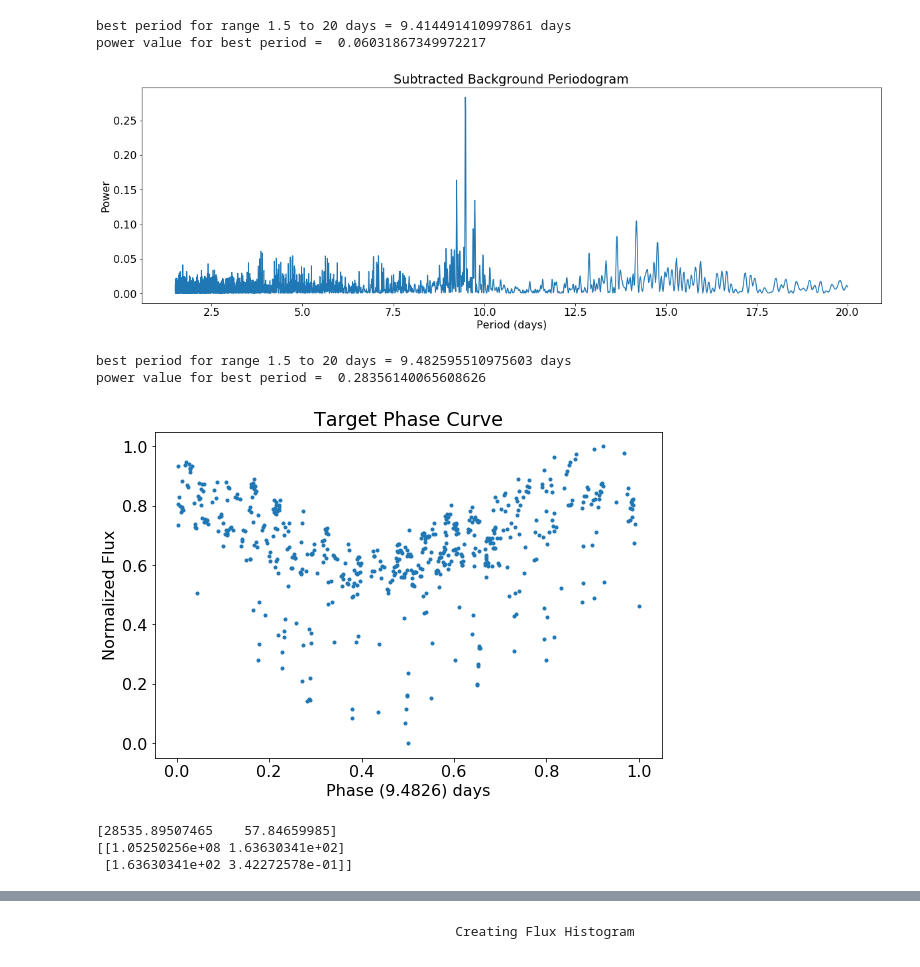
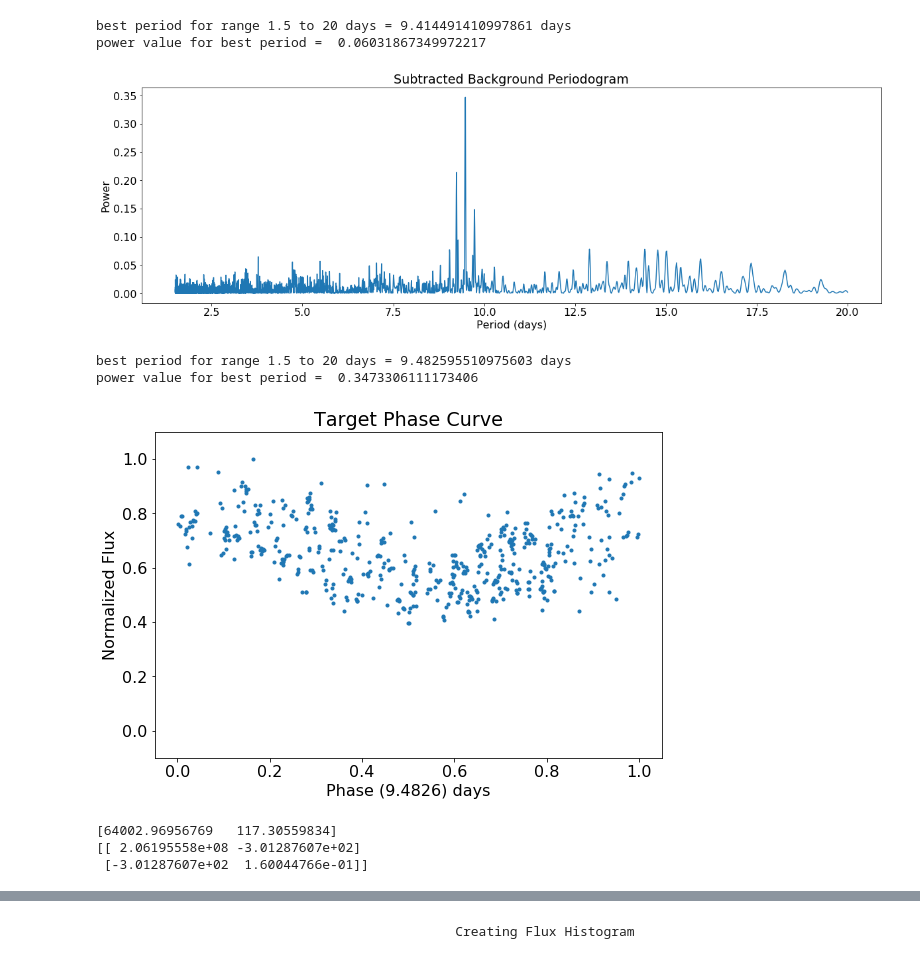
Before and after one commit to joshuapepper/kelt_halo, a Jupyter notebook: old fnAql.ipynb, the cells around one changed output, grey strips where cells are left out. Drawn from its saved outputs; the diff is of its cells as text; code cells hidden in the pictures.

```diff
--- a/old fnAql.ipynb
+++ b/old fnAql.ipynb
@@ -423,23 +400,31 @@ except NameError:
 try:
     chosen_comparison_star_circles
 except NameError:
-    chosen_comparison_stars_file=np.loadtxt(os.path.join(table_directory, "chosen_comp_stars.txt"),skiprows=1)
+    chosen_comparison_stars=np.loadtxt(os.path.join(table_directory, "chosen_comp_stars.txt"),skiprows=1)
     chosen_comparison_star_circles=[]
-    for i in range(len(chosen_comparison_stars_file)):
-        x = int(chosen_comparison_stars_file[i][1])
-        y = int(chosen_comparison_stars_file[i][2])
-        r = int(chosen_comparison_stars_file[i][3])
+    for i in range(len(chosen_comparison_stars)):
+        x = int(chosen_comparison_stars[i][1])
+        y = int(chosen_comparison_stars[i][2])
+        r = int(chosen_comparison_stars[i][3])
         chosen_comparison_star_circles.append([i, circle((x,y), r)])
+
+#adjust to only take chosen stars
 
 try:
     comp_star_tables
 except NameError:
     print('making list')
-    comp_star_tables=os.listdir(star_folder)
-    comp_star_tables= [os.path.join(star_folder, comp_star_tables[i]) for i in range(len(comp_star_tables))]
+    chosen_comparison_stars=np.loadtxt(os.path.join(table_directory, "chosen_comp_stars.txt"),skiprows=1)
+    all_comp_star_tables=os.listdir(star_folder)
+    all_comp_star_tables= [os.path.join(star_folder, all_comp_star_tables[i]) for i in range(len(all_comp_star_tables))]
     os.listdir(star_folder) #extract list of files
-    comp_star_tables.sort(key=len)
-    comp_star_tables.pop(0) #remove the first file, which is the main star
+    all_comp_star_tables.sort(key=len)
+    all_comp_star_tables.pop(0) #remove the first file, which is the main star
+    comp_star_tables=[]
+    for i in range(len(all_comp_star_tables)):
+        for j in range (len(num_stars_kept)):
+            if int(chosen_comparison_stars[i][0]) == j:
+                comp_star_tables.append(all_comp_star_tables[i])
 # %%
 #define placement of main star apreture on images
 
@@ -519,6 +504,11 @@ graphing_time= graphing_time[beginning_timestamp:end_timestamp]
 custom time frame? y/n: n
 0
 887
+# %%
+def normalizing(Array):
+    maxValue=max(Array)
+    minValue=min(Array)
+    return [(Array[i])/(maxValue) for i in range(0,len(Array))]
 # %%
 main_star_flux=[]
 main_time=[]
@@ -605,8 +596,7 @@ for i in range(len(comp_star_flux_table)):
     else:
         comp_star_flux.append(comp_star_flux_table[i][0]/comp_star_flux_table[i][1])
 
-normalized_comp_star_flux=[(comp_star_flux[i]-min(comp_star_flux))/(max(comp_star_flux)-min(comp_star_flux))
-                           for i in range(0,len(comp_star_flux))]
+normalized_comp_star_flux=normalizing(comp_star_flux)
 # %%
 # create comparison flux vs. time plot
 plt.xlabel('Time (JDT)')
@@ -643,8 +633,10 @@ plt.ylabel('Normalized Flux')
 
 final_flux = np.subtract(non_zero_main, non_zero_comp_fluxes)
 final_flux= final_flux[beginning_timestamp:end_timestamp]
-normalized_final_flux=(final_flux - min(final_flux))/(max(final_flux)-min(final_flux))
+normalized_final_flux=normalizing(final_flux)
 
 plt.plot(non_zero_times, normalized_final_flux, '.')
+axes=plt.gca()
+axes.set_ylim([-.1,1.1])
 plt.show()
 # %% [output]
@@ -699,23 +691,25 @@ plt.show()
 print("best period for range", low_period, "to", high_period, "days =", period, "days")
 print("power value for best period = ", max(power))
 # %% [output]
-[figure, old version]
+[figure, new version]
 best period for range 1.5 to 20 days = 9.482595510975603 days
-power value for best period =  0.28356140065608626
+power value for best period =  0.3473306111173406
 # %%
 # create target phase curve with flux vs. phase
 phase= phase[beginning_timestamp:end_timestamp]
 
 plt.subplot(121)
 
 plt.plot(phase, normalized_final_flux, '.')
 plt.title('Target Phase Curve')
 xLabel= 'Phase ('+ str(round(period,4))+ ') days'
 plt.xlabel(xLabel)
 plt.ylabel('Normalized Flux')
+axes=plt.gca()
+axes.set_ylim([-.1,1.1])
 plt.show()
 # %% [output]
-[figure, old version]
+[figure, new version]
 # %%
 from scipy import optimize
 
@@ -727,9 +721,9 @@ params, params_covariance = optimize.curve_fit(sin_func, phase, final_flux, p0=[
 print(params)
 print(params_covariance)
 # %% [output]
-[28535.89507465    57.84659985]
-[[1.05250256e+08 1.63630341e+02]
- [1.63630341e+02 3.42272578e-01]]
+[64002.96956769   117.30559834]
+[[ 2.06195558e+08 -3.01287607e+02]
+ [-3.01287607e+02  1.60044766e-01]]
 # %%
 plt.subplot(121)
 plt.plot(phase, final_flux, '.')
```
Also changed, not shown: parts of 8 cells of this notebook.
